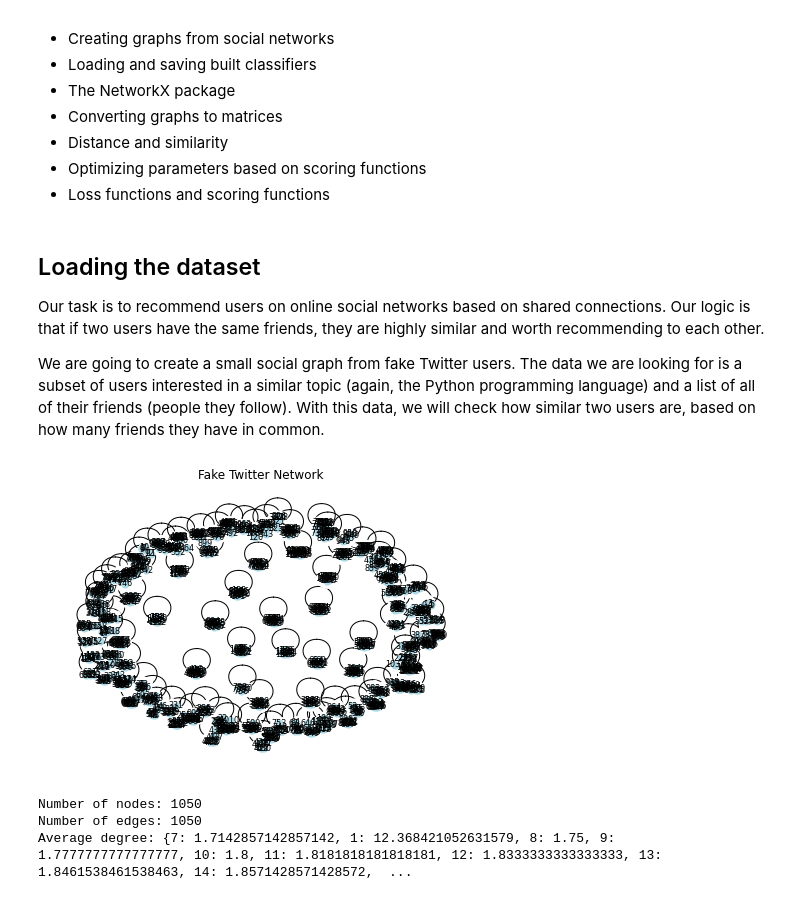
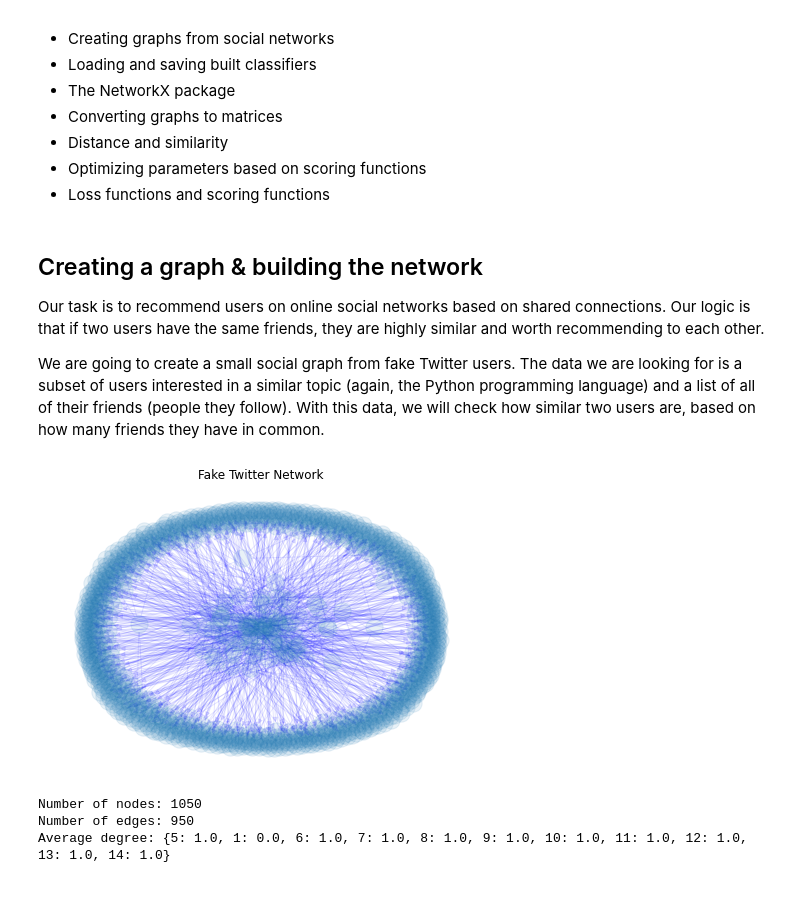
Before and after one commit to beauvilerobed/data-mining-with-python, a Jupyter notebook: 7_DiscorverAccountsGraphMining.ipynb, the cells around one changed output. Saved outputs shown, nothing was run; the diff lists cells and outputs as text; code cells hidden in the pictures.

```diff
--- a/7_DiscorverAccountsGraphMining.ipynb
+++ b/7_DiscorverAccountsGraphMining.ipynb
@@ -14,7 +14,7 @@ The topics covered in this chapter include:
 - Optimizing parameters based on scoring functions
 - Loss functions and scoring functions
 # %% [markdown]
-## Loading the dataset
+## Creating a graph & building the network
 Our task is to recommend users on online social networks based on shared connections. Our logic is that if two users have the same friends, they are highly similar and worth recommending to each other.
 
 We are going to create a small social graph from fake Twitter users. The data we are looking for is a subset of users interested in a similar topic (again, the Python programming language) and a list of all of their friends (people they follow). With this data, we will check how similar two users are, based on how many friends they have in common.
@@ -23,47 +23,41 @@ import networkx as nx
 import matplotlib.pyplot as plt
 
 # Create empty graph
-G = nx.Graph()
+G = nx.DiGraph()
 
 # Function to add nodes with followers
 def add_user(G, num_followers):
     user_id = len(G.nodes())
     G.add_node(user_id, name=f"User {user_id}")
-
-    # Add self-loops to represent self-following
-    G.add_edge(user_id, user_id)
 
     # Add followers
     for _ in range(num_followers):
         follower_id = len(G.nodes())
         G.add_node(follower_id, name=f"User {follower_id}")
         G.add_edge(user_id, follower_id)
 
 # Generate graph with ~100 users and ~500 edges
 for i in range(100):
     add_user(G, 5 + (i % 10))  # Vary number of followers per user
 
 # Set up edge attributes
 for u, v in G.edges():
     G[u][v]['weight'] = 1
 
 # Visualize graph
 pos = nx.spring_layout(G)
-nx.draw(G, pos, node_size=50, node_color='lightblue',
-        with_labels=True, font_size=8)
-edge_labels = nx.get_edge_attributes(G, 'weight')
-nx.draw_networkx_edge_labels(G, pos, edge_labels=edge_labels)
+nx.draw(G, alpha=0.1, edge_color='b')
 
 plt.title("Fake Twitter Network")
 plt.axis('off')
 plt.show()
 
 # Print graph stats
 print(f"Number of nodes: {len(G.nodes())}")
 print(f"Number of edges: {len(G.edges())}")
 print(f"Average degree: {nx.average_degree_connectivity(G)}")
 # %% [output]
-[figure, old version]
+[figure, new version]
 Number of nodes: 1050
-Number of edges: 1050
-Average degree: {7: 1.7142857142857142, 1: 12.368421052631579, 8: 1.75, 9: 1.7777777777777777, 10: 1.8, 11: 1.8181818181818181, 12: 1.8333333333333333, 13: 1.8461538461538463, 14: 1.8571428571428572,  ...
+Number of edges: 950
+Average degree: {5: 1.0, 1: 0.0, 6: 1.0, 7: 1.0, 8: 1.0, 9: 1.0, 10: 1.0, 11: 1.0, 12: 1.0, 13: 1.0, 14: 1.0}
```
Also changed, not shown: parts of 3 cells of this notebook.
